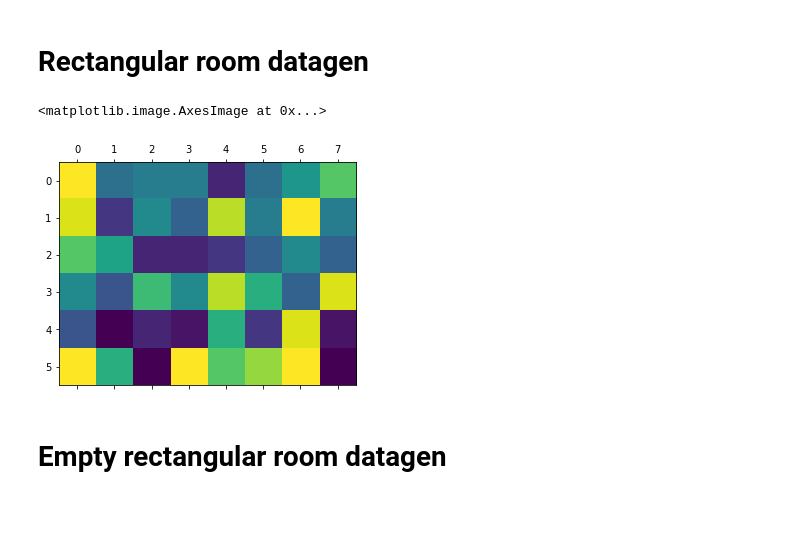
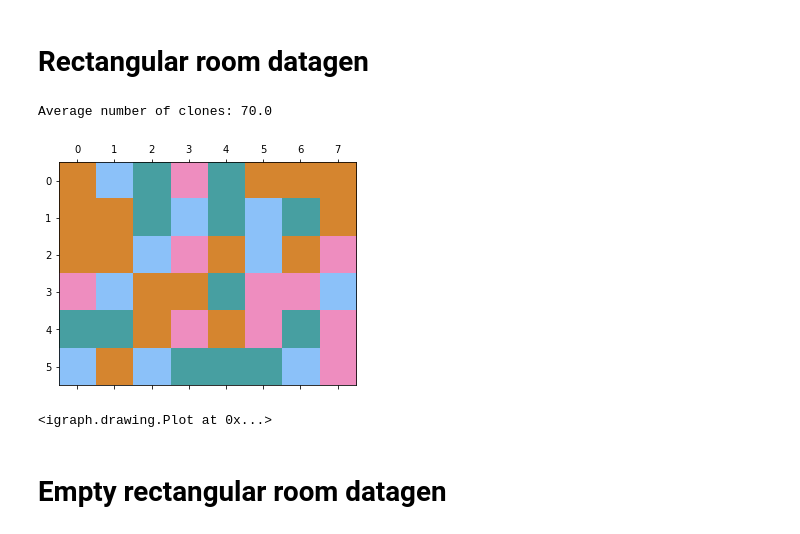
Before and after one commit to vicariousinc/naturecomm_cscg, a Jupyter notebook: intro.ipynb, the cells around one changed output. Drawn from its saved outputs; the diff is of its cells as text; code cells hidden in the pictures.

Commit message:
Update intro.ipynb
Added coloring, slower and more stable training parameters.

```diff
--- a/intro.ipynb
+++ b/intro.ipynb
@@ -4,0 +1,10 @@ import matplotlib.pyplot as plt
+# %%
+import numpy as np
+from chmm_actions import CHMM
+import matplotlib.pyplot as plt
+import igraph
+from matplotlib import cm, colors
+import os
+custom_colors = np.array([[214,214,214],[85,35,157],[253,252,144],[114,245,144],[151,38,20],[239,142,192],[214,134,48],[140,194,250],[72,160,162]])/256
+if not os.path.exists("figures"):
+    os.makedirs("figures")
@@ -28,8 +55,15 @@ Average number of clones: 5.0
 # %% [markdown]
 # Rectangular room datagen
 # %%
-def rectangular_room_datagen(H=6, W=8, n_emissions=20, length=10000):
-    room = np.random.randint(n_emissions, size=(H, W))
+def rectangular_room_datagen(length=50000):
+    room = np.array([[1, 2, 3, 0, 3, 1, 1, 1],
+                     [1, 1, 3, 2, 3, 2, 3, 1],
+                     [1, 1, 2, 0, 1, 2, 1, 0],
+                     [0, 2, 1, 1, 3, 0, 0, 2],
+                     [3, 3, 1, 0, 1, 0, 3, 0],
+                     [2, 1, 2, 3, 3, 3, 2, 0]])
+    H, W = room.shape
+    n_emissions = room.max() + 1
     actions = np.random.randint(4, size=length)  # 0: left, 1: right, 2: up, 3: down
     x = np.zeros(length, int)
     rc = np.zeros((length, 2), int)
@@ -48,15 +82,12 @@ def rectangular_room_datagen(H=6, W=8, n_emissions=20, length=10000):
             x[i + 1] = room[r, c]
         x[i + 1] = room[r, c]
         rc[i + 1] = r, c
-    return room, actions, x, rc
+    return room, actions, x, rc, n_emissions
 
-n_emissions=20
-room, a, x, rc = rectangular_room_datagen(n_emissions=n_emissions)
-plt.matshow(room)
+room, a, x, rc, n_emissions = rectangular_room_datagen()
 
-n_clones = np.ones(n_emissions, dtype=np.int64) * 10
-chmm = CHMM(n_clones=n_clones, pseudocount=1e-10, x=x, a=a) # Initialize the model
-progression = chmm.learn_em_T(x, a, n_iter=100, term_early=False) # Training
+n_clones = np.ones(n_emissions, dtype=np.int64) * 70
+chmm = CHMM(n_clones=n_clones, pseudocount=2e-3, x=x, a=a) # Initialize the model
+progression = chmm.learn_em_T(x, a, n_iter=1000) # Training
 # %% [output]
-<matplotlib.image.AxesImage at 0x...>
+Average number of clones: 70.0
-[figure, removed]
@@ -63,3 +99,15 @@ progression = chmm.learn_em_T(x, a, n_iter=100, term_early=False) # Training
+# %%
+cmap = colors.ListedColormap(custom_colors[-4:])
+plt.matshow(room, cmap=cmap)
+plt.savefig('figures/rectangular_room_layout.pdf')
+plt.show()
+# %% [output]
+[figure, added]
+# %%
+graph = plot_graph(chmm, x, a, output_file='figures/rectangular_room_graph.pdf', cmap=cmap)
+graph
+# %% [output]
+<igraph.drawing.Plot at 0x...>
 # %% [markdown]
 # Empty rectangular room datagen
 # %%
```
Also changed, not shown: parts of 21 cells of this notebook.
